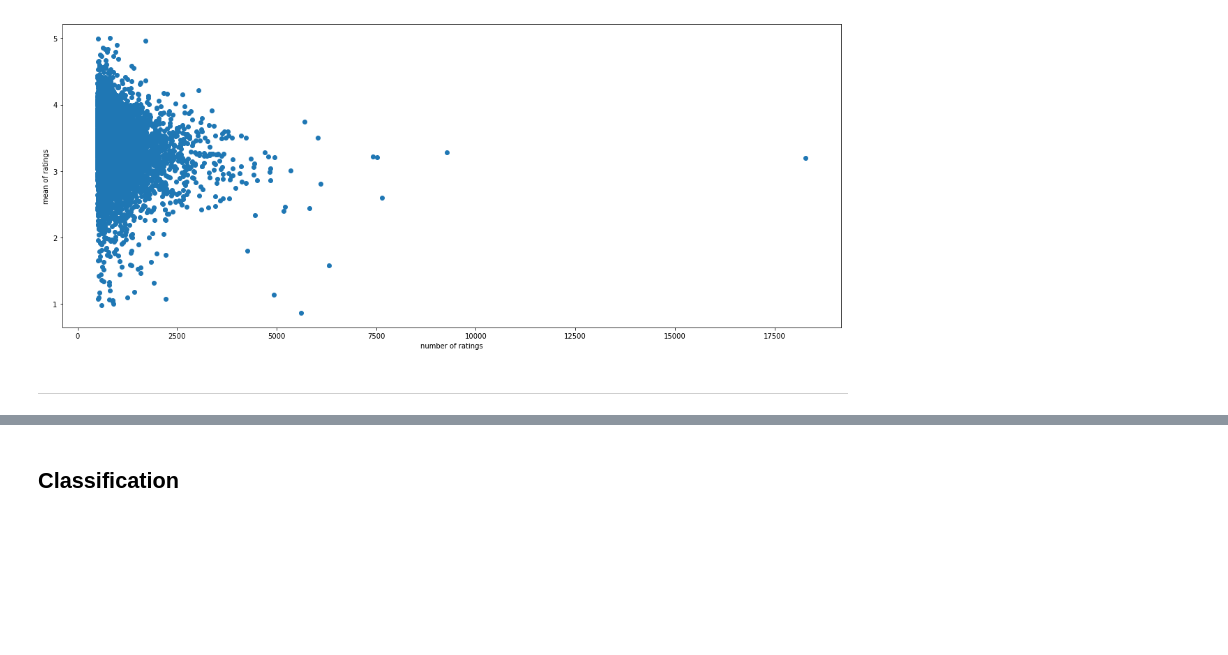
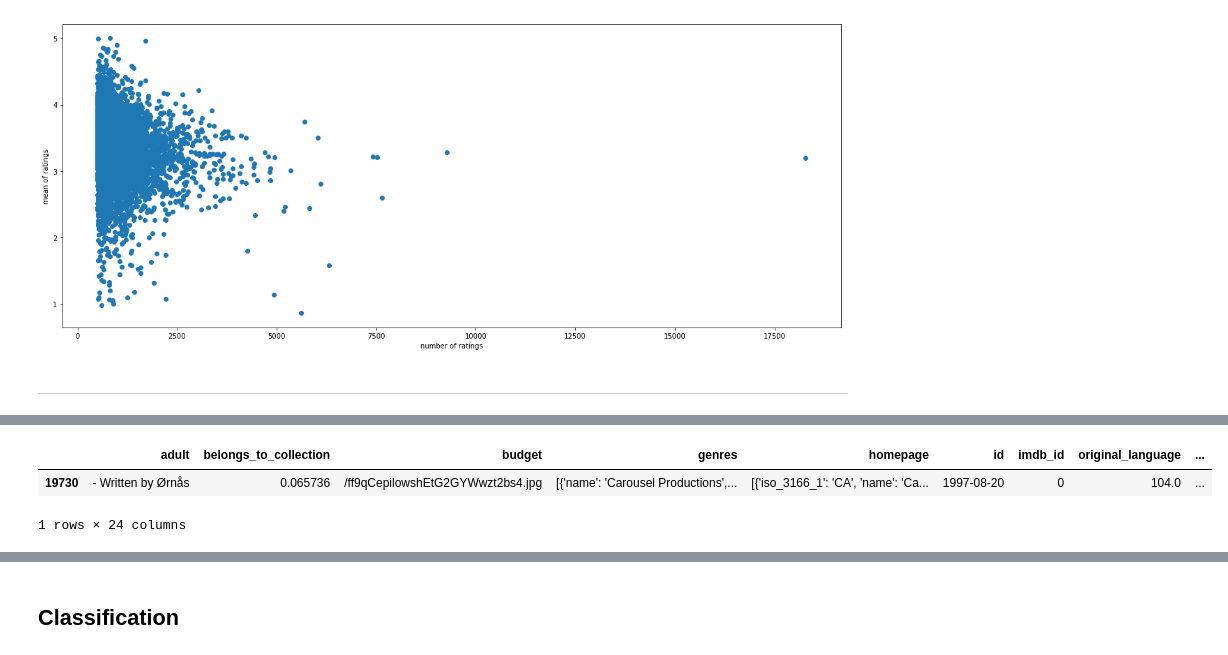
Before and after one commit to gci-team4/movie_yoshida, a Jupyter notebook: MovieLens.ipynb, the cells around one changed output, grey strips where cells are left out. Cells and saved outputs as stored; diff of their text form; code cells hidden in the pictures; blank space fills up the shorter version.

```diff
--- a/MovieLens.ipynb
+++ b/MovieLens.ipynb
@@ -792,0 +840,6 @@ plt.ylabel('mean of ratings')
+# %%
+metadata[metadata.release_date=='1']
+# %% [output]
+|  | adult | belongs_to_collection | budget | genres | homepage | id | imdb_id | original_language | ... |
+| 19730 | - Written by Ørnås | 0.065736 | /ff9qCepilowshEtG2GYWwzt2bs4.jpg | [{'name': 'Carousel Productions',... | [{'iso_3166_1': 'CA', 'name': 'Ca... | 1997-08-20 | 0 | 104.0 | ... |
+1 rows × 24 columns
```
Also changed, not shown: parts of 25 cells of this notebook.
